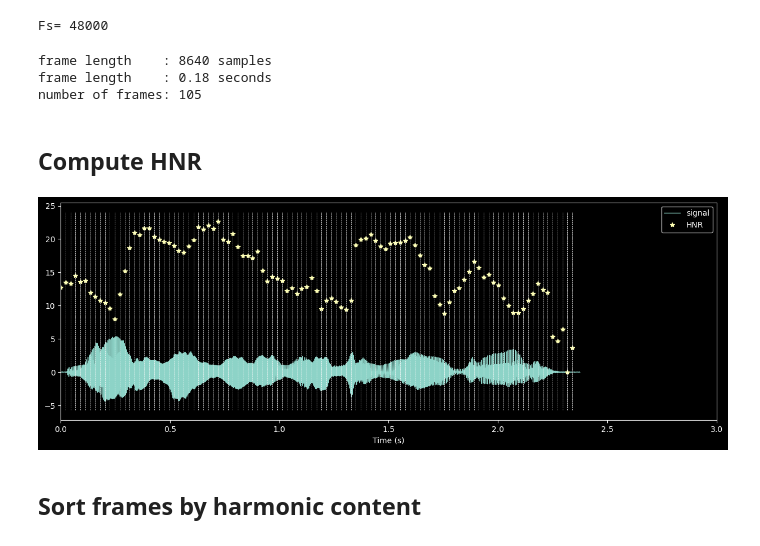
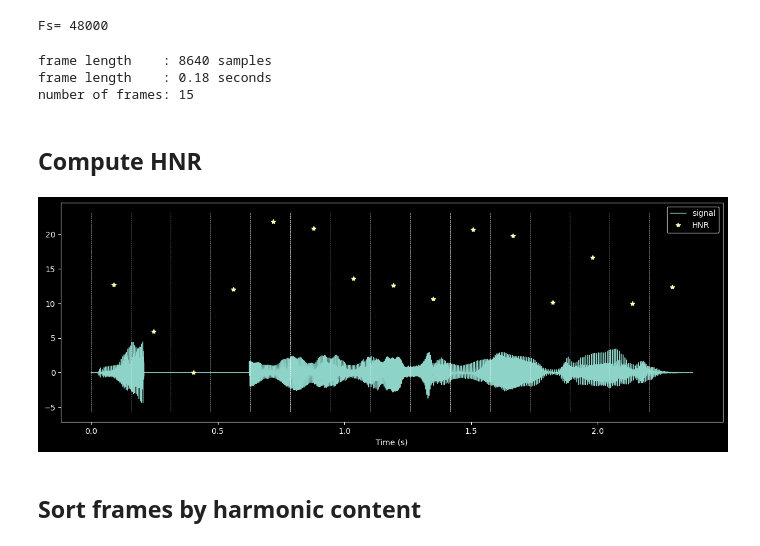
Before and after one commit to TobiasBjork/VowelProject, a Jupyter notebook: test_HNR_split.ipynb, the cells around one changed output. Saved outputs shown, nothing was run; the diff lists cells and outputs as text; code cells hidden in the pictures.

Commit message:
centered frames

```diff
--- a/test_HNR_split.ipynb
+++ b/test_HNR_split.ipynb
@@ -21,16 +21,19 @@ x = x.astype(np.float64)
 x /= x.std()
 print(f"Fs= {Fs}")
 tt = np.linspace(0, len(x) / Fs, len(x))
+
+# Test
+x[10000:30000] = 0
 # %% [output]
 Fs= 48000
 # %%
-fl = 2*int(0.09 * Fs)
-frames, frames_start = split_frames(x, fl, Fs, overlap=int(7*fl/8))
-tt_frames = tt[frames_start]
+fl = 2 * int(0.09 * Fs)
+frames, frames_start = split_frames(x, fl, Fs, overlap=int(1 * fl / 8))
+tt_frames_center = tt[frames_start] + int(fl/2)/Fs
 # %% [output]
 frame length    : 8640 samples
 frame length    : 0.18 seconds
-number of frames: 105
+number of frames: 15
 # %% [markdown]
 ## Compute HNR
 # %%
@@ -40,15 +43,15 @@ for f in frames:
 # %%
 plt.figure(figsize=(15, 5))
 plt.plot(tt, x, linewidth=1, label="signal")
 plt.xlabel("Time (s)")
-plt.plot(tt_frames, hnr_frames, "*", label="HNR")
+plt.plot(tt_frames_center, hnr_frames, "*", label="HNR")
 ymin, ymax = plt.ylim()
-plt.vlines(tt_frames, ymin, ymax, linestyles="dashed")
-plt.xlim(0,3)
+plt.vlines(tt[frames_start], ymin, ymax, linestyles="dashed")
+# plt.xlim(0,1.5)
 plt.legend()
 plt.show()
 # %% [output]
-[figure, old version]
+[figure, new version]
 # %% [markdown]
 ## Sort frames by harmonic content
 # %%
```
Also changed, not shown: parts of 1 cell of this notebook, 2 other files.
